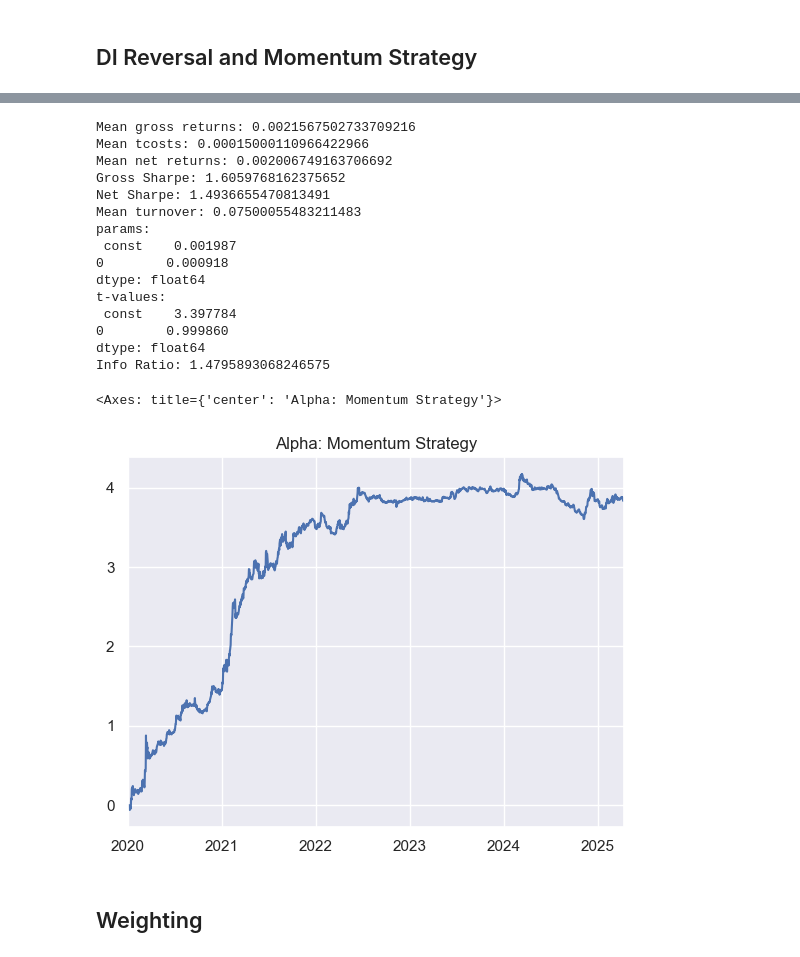
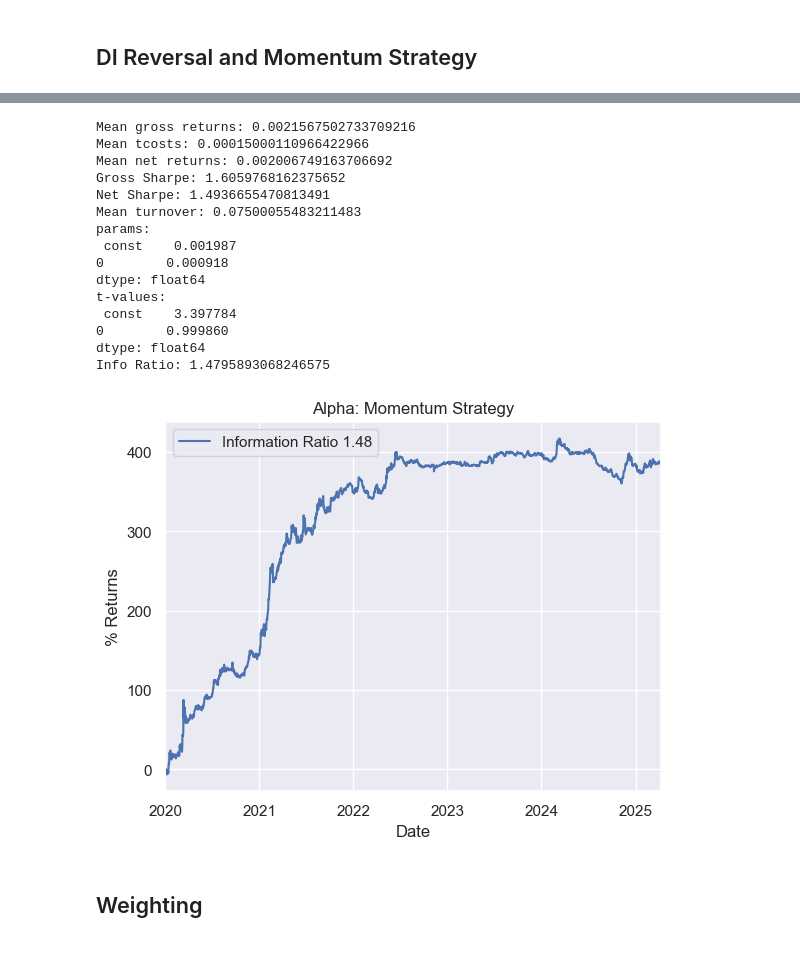
Before and after one commit to nathanteverett/portfolio, a Jupyter notebook: crypto_stat_arb/Directional Index Reversal and Momentum Strategy.ipynb, the cells around one changed output, grey strips where cells are left out. Drawn from its saved outputs; the diff is of its cells as text; code cells hidden in the pictures.

```diff
--- a/crypto_stat_arb/Directional Index Reversal and Momentum Strategy.ipynb
+++ b/crypto_stat_arb/Directional Index Reversal and Momentum Strategy.ipynb
@@ -385,36 +386,38 @@ di = di_trend(high_mom_train, low_mom_train, close_mom_train, alpha)
 
 # M/R sig threshold
 thresh = 0.25
 
 # Momentum signal
 mom_port = trend_crossing(asset, fit, di[0], threshold=thresh)
 
 rets = returns(mom_port, mom_train)
 rets.norm()
 rets.gen_returns(print_results = True)
 
 beta = mom_train.sum(1).fillna(0)
 rets.purify(beta, print_results = True)
 
-rets.alpha.cumsum().plot(title='Alpha: Momentum Strategy')
+(rets.alpha*100).cumsum().plot(title= f'Alpha: Momentum Strategy', xlabel='Date', ylabel= '% Returns',
+                              label = f"Information Ratio {rets.ir:.2f}")
+plt.legend()
+# plt.savefig('Momentum strat')
 # %% [output]
 Mean gross returns: 0.0021567502733709216
 Mean tcosts: 0.00015000110966422966
 Mean net returns: 0.002006749163706692
 Gross Sharpe: 1.6059768162375652
 Net Sharpe: 1.4936655470813491
 Mean turnover: 0.07500055483211483
 params:
  const    0.001987
 0        0.000918
 dtype: float64
 t-values:
  const    3.397784
 0        0.999860
 dtype: float64
 Info Ratio: 1.4795893068246575
-<Axes: title={'center': 'Alpha: Momentum Strategy'}>
-[figure, old version]
+[figure, new version]
 # %% [markdown]
 ## Weighting
 # %%
```
Also changed, not shown: parts of 6 cells of this notebook, 3 other files.
